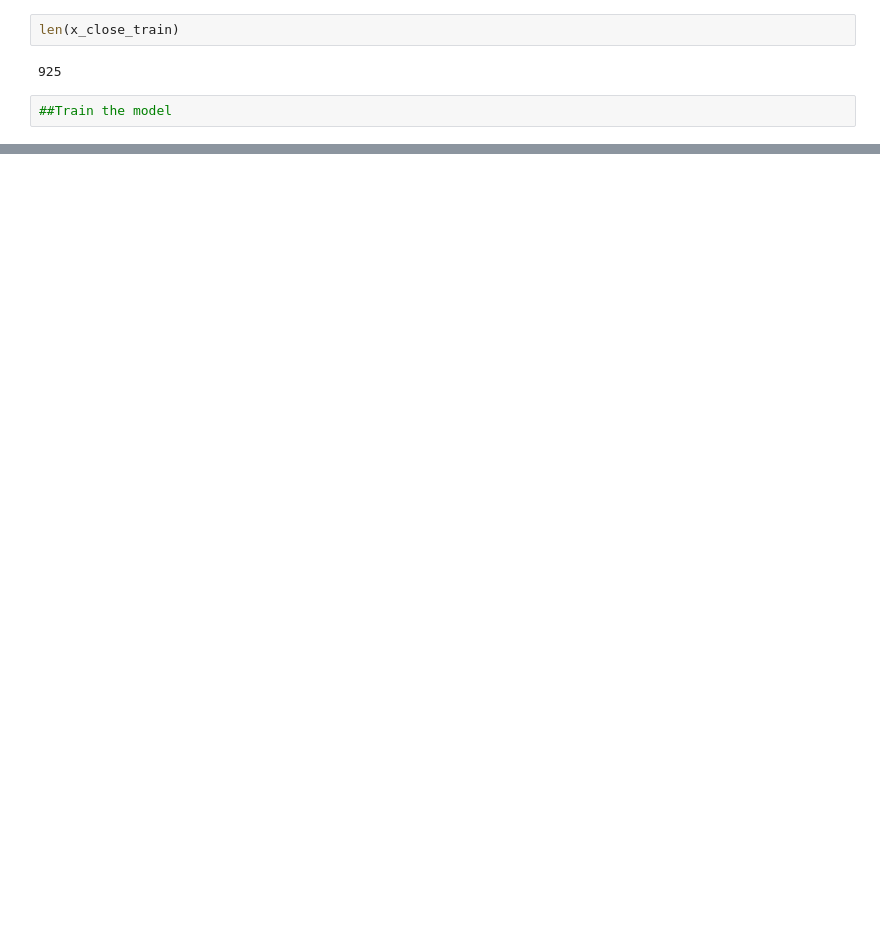
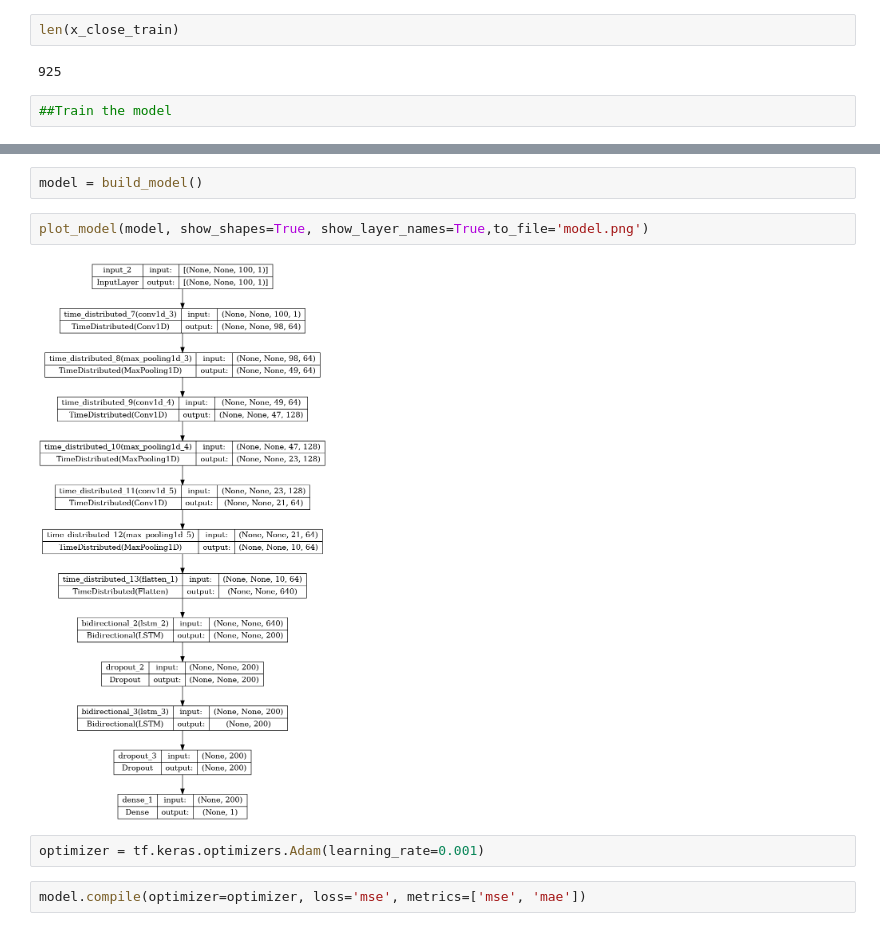
Before and after one commit to micatske/CNN-LSTM-Stock, a Jupyter notebook: simple_model.ipynb, the cells around one changed output, grey strips where cells are left out. Cells and saved outputs as stored; diff of their text form; blank space fills up the shorter version.

```diff
--- a/simple_model.ipynb
+++ b/simple_model.ipynb
@@ -200,0 +146,10 @@ Epoch 40/40
+# %%
+model = build_model()
+# %%
+plot_model(model, show_shapes=True, show_layer_names=True,to_file='model.png')
+# %% [output]
+[figure, added]
+# %%
+optimizer = tf.keras.optimizers.Adam(learning_rate=0.001)
+# %%
+model.compile(optimizer=optimizer, loss='mse', metrics=['mse', 'mae'])
```
Also changed, not shown: parts of 21 cells of this notebook.
